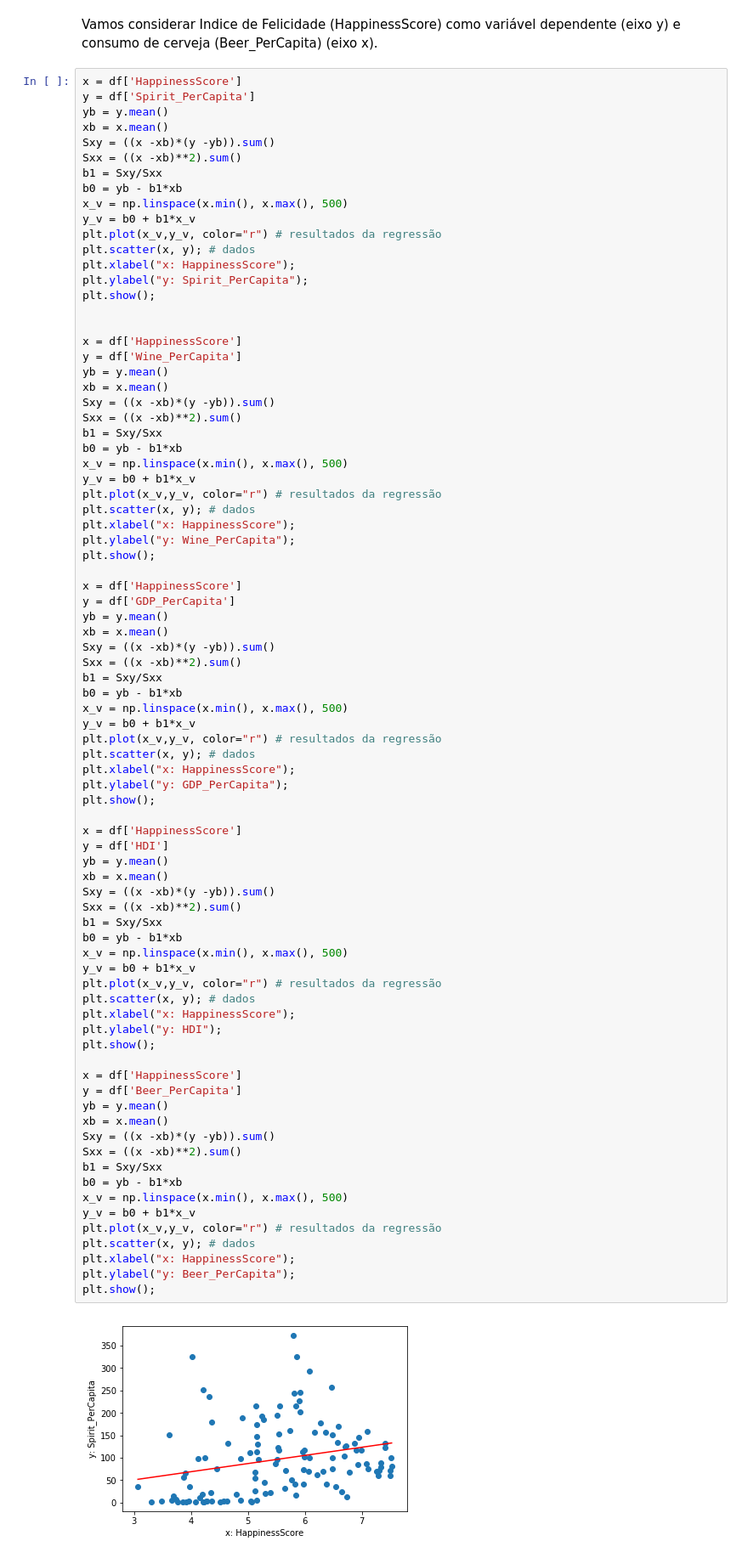
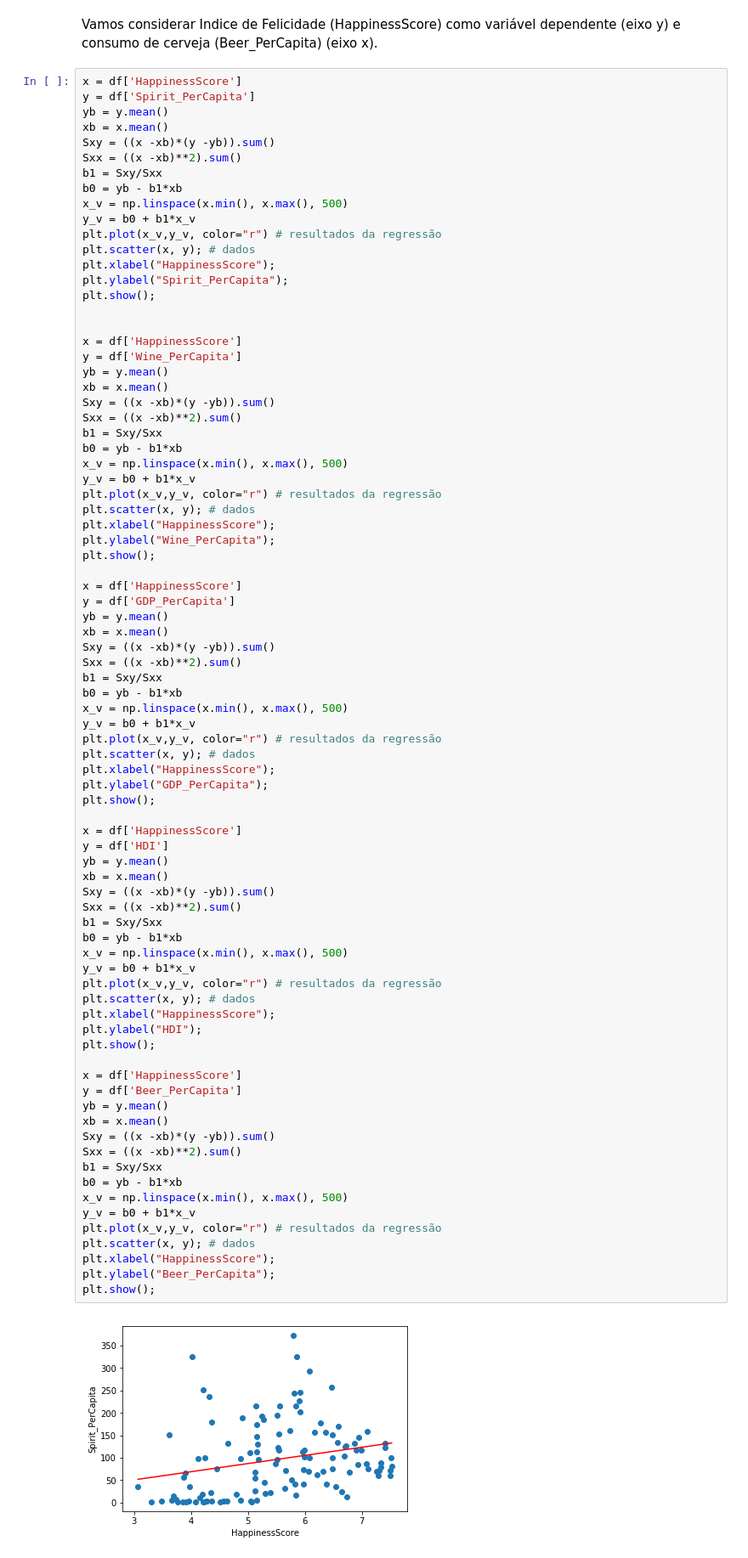
Before and after one commit to Sy2k/CD_Projeto3, a Jupyter notebook: Leitura_Dados.ipynb, the cells around one changed output. Shown at 85% size. Saved outputs shown, nothing was run; the diff lists cells and outputs as text.

```diff
--- a/Leitura_Dados.ipynb
+++ b/Leitura_Dados.ipynb
@@ -175,8 +177,8 @@ x_v = np.linspace(x.min(), x.max(), 500)
 y_v = b0 + b1*x_v
 plt.plot(x_v,y_v, color="r") # resultados da regressão
 plt.scatter(x, y); # dados
-plt.xlabel("x: HappinessScore");
-plt.ylabel("y: Spirit_PerCapita");
+plt.xlabel("HappinessScore");
+plt.ylabel("Spirit_PerCapita");
 plt.show();
 
 
@@ -192,8 +194,8 @@ x_v = np.linspace(x.min(), x.max(), 500)
 y_v = b0 + b1*x_v
 plt.plot(x_v,y_v, color="r") # resultados da regressão
 plt.scatter(x, y); # dados
-plt.xlabel("x: HappinessScore");
-plt.ylabel("y: Wine_PerCapita");
+plt.xlabel("HappinessScore");
+plt.ylabel("Wine_PerCapita");
 plt.show();
 
 x = df['HappinessScore']
@@ -208,40 +210,40 @@ x_v = np.linspace(x.min(), x.max(), 500)
 y_v = b0 + b1*x_v
 plt.plot(x_v,y_v, color="r") # resultados da regressão
 plt.scatter(x, y); # dados
-plt.xlabel("x: HappinessScore");
-plt.ylabel("y: GDP_PerCapita");
+plt.xlabel("HappinessScore");
+plt.ylabel("GDP_PerCapita");
 plt.show();
 
 x = df['HappinessScore']
 y = df['HDI']
 yb = y.mean()
 xb = x.mean()
 Sxy = ((x -xb)*(y -yb)).sum()
 Sxx = ((x -xb)**2).sum()
 b1 = Sxy/Sxx
 b0 = yb - b1*xb
 x_v = np.linspace(x.min(), x.max(), 500)
 y_v = b0 + b1*x_v
 plt.plot(x_v,y_v, color="r") # resultados da regressão
 plt.scatter(x, y); # dados
-plt.xlabel("x: HappinessScore");
-plt.ylabel("y: HDI");
+plt.xlabel("HappinessScore");
+plt.ylabel("HDI");
 plt.show();
 
 x = df['HappinessScore']
 y = df['Beer_PerCapita']
 yb = y.mean()
 xb = x.mean()
 Sxy = ((x -xb)*(y -yb)).sum()
 Sxx = ((x -xb)**2).sum()
 b1 = Sxy/Sxx
 b0 = yb - b1*xb
 x_v = np.linspace(x.min(), x.max(), 500)
 y_v = b0 + b1*x_v
 plt.plot(x_v,y_v, color="r") # resultados da regressão
 plt.scatter(x, y); # dados
-plt.xlabel("x: HappinessScore");
-plt.ylabel("y: Beer_PerCapita");
+plt.xlabel("HappinessScore");
+plt.ylabel("Beer_PerCapita");
 plt.show();
 # %% [output]
-[figure, old version]
+[figure, new version]
```
Also changed, not shown: parts of 3 cells of this notebook.
